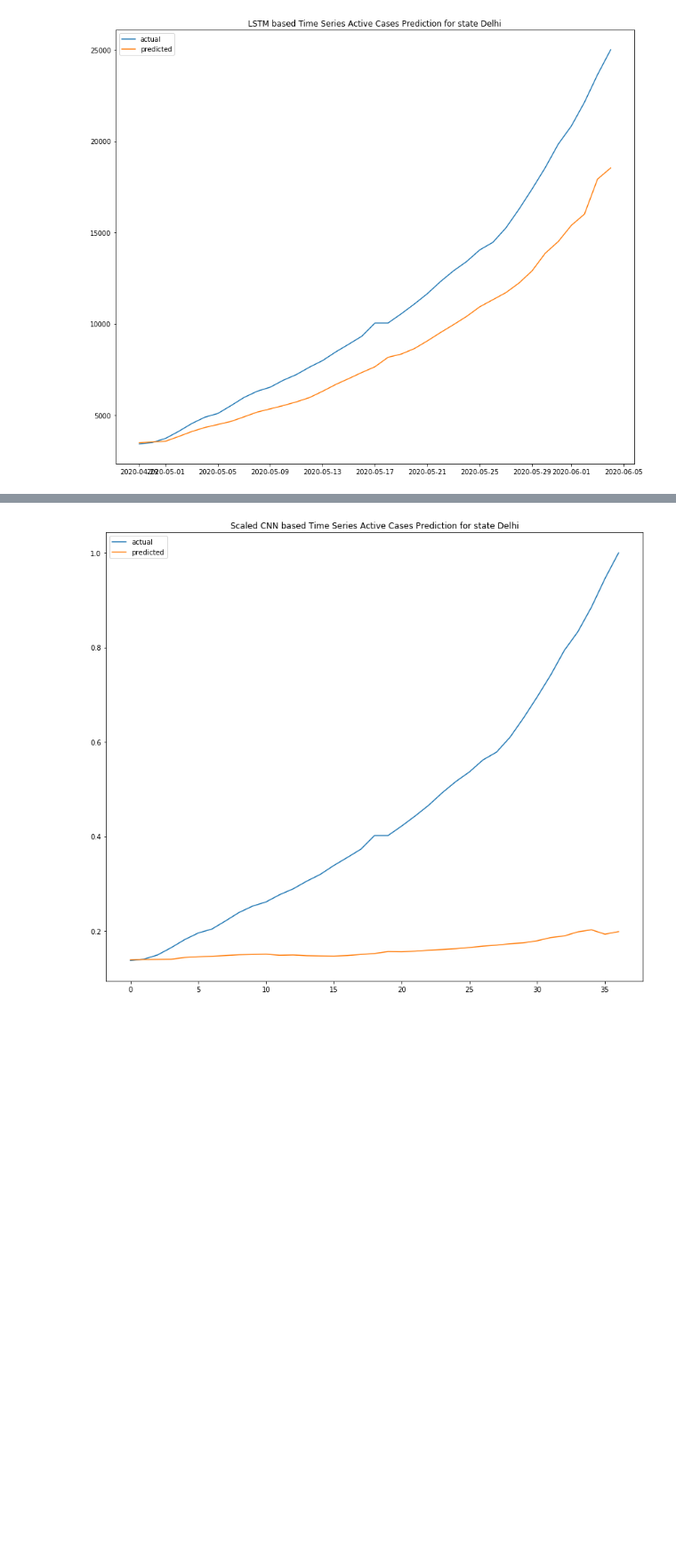
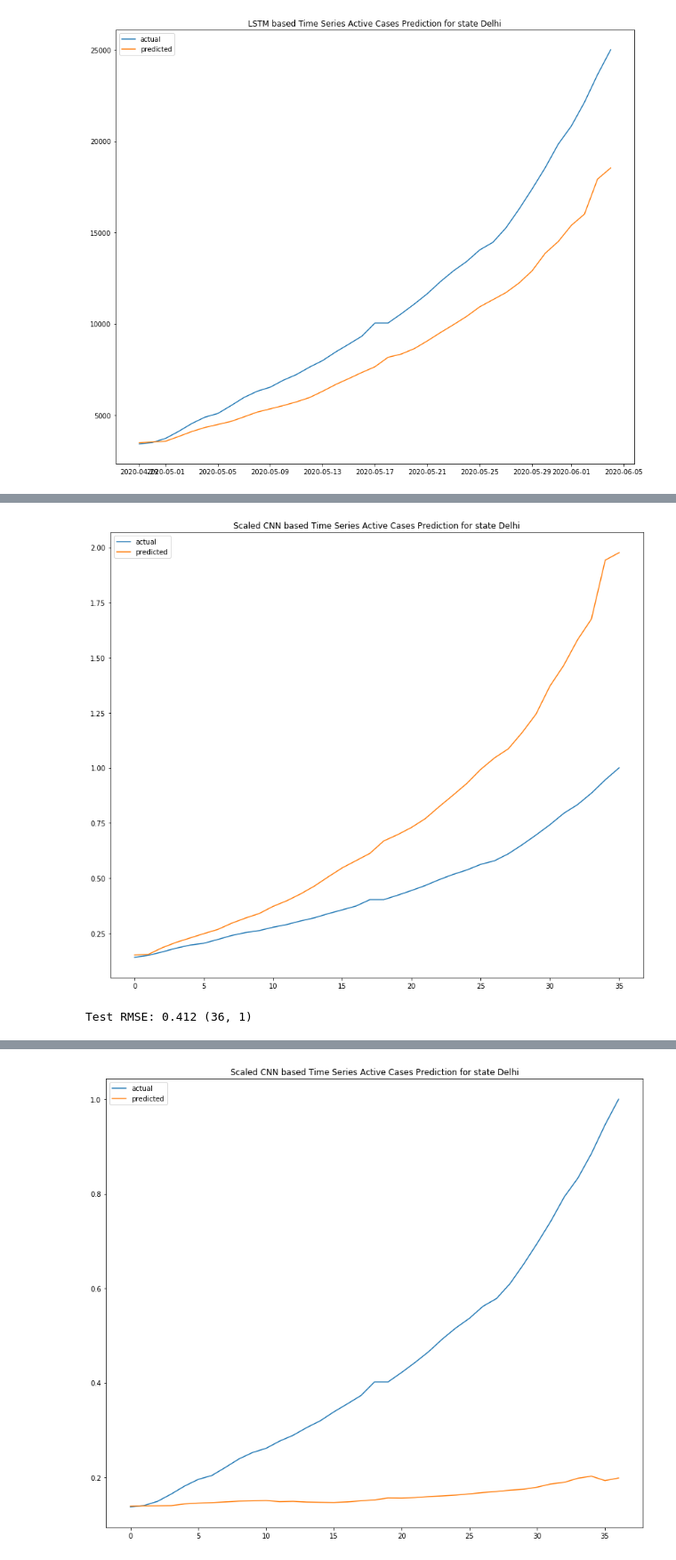
Before and after one commit to sharmi1206/covid-19-analysis, a Jupyter notebook: tseries_deeplearning_singlestep_forecats.ipynb, the cells around one changed output, grey strips where cells are left out. Shown at 89% size. Cells and saved outputs as stored; diff of their text form; code cells hidden in the pictures; blank space fills up the shorter version.

```diff
--- a/tseries_deeplearning_singlestep_forecats.ipynb
+++ b/tseries_deeplearning_singlestep_forecats.ipynb
@@ -722,0 +835,12 @@ Test RMSE: 3024.363
+# %%
+plt.figure(figsize=(14,12))
+plt.plot(test_y, label='actual')
+plt.plot(y_predict, label='predicted')
+plt.title('Scaled CNN based Time Series Active Cases Prediction for state ' + stateName)
+plt.legend()
+plt.show()
+rmse = np.sqrt(mean_squared_error(test_y, y_predict))
+print('Test RMSE: %.3f' % rmse, np.shape(y_predict))
+# %% [output]
+[figure, added]
+Test RMSE: 0.412 (36, 1)
```
Also changed, not shown: parts of 7 cells of this notebook.
